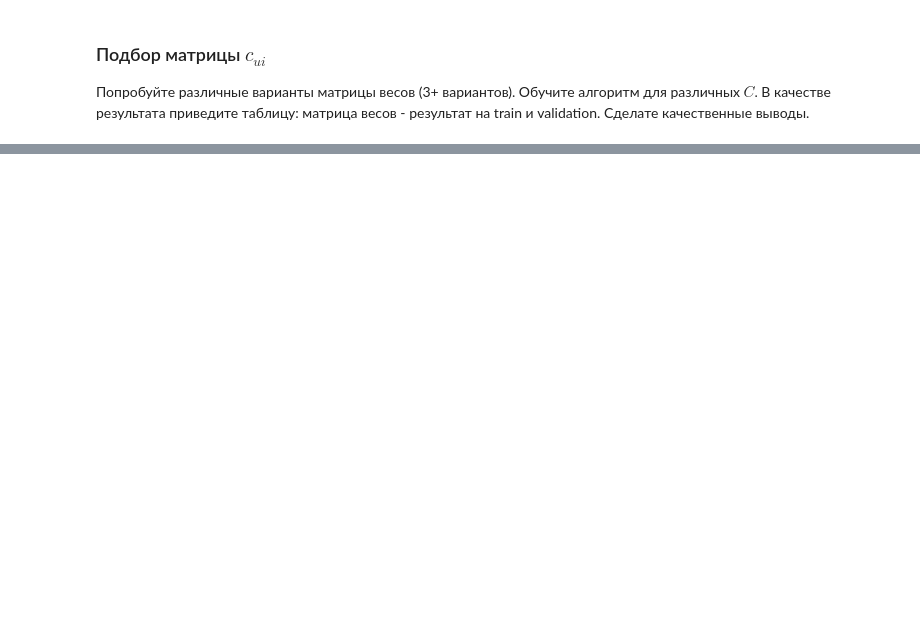
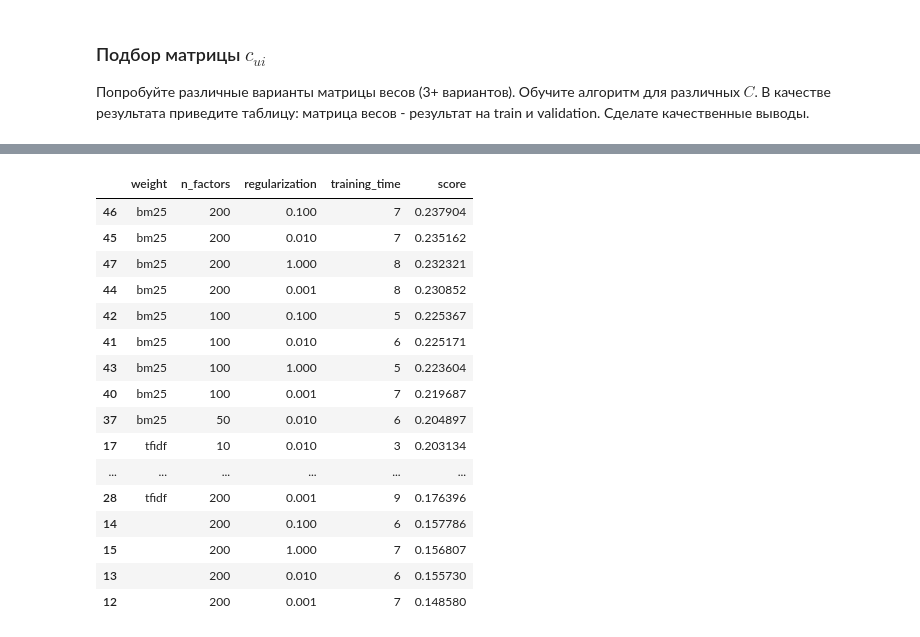
Before and after one commit to sokolenkomikhail/RecSys, a Jupyter notebook: lesson_03/hw3.ipynb, the cells around one changed output, grey strips where cells are left out. Drawn from its saved outputs; the diff is of its cells as text; code cells hidden in the pictures; blank space fills up the shorter version.

```diff
--- a/lesson_03/hw3.ipynb
+++ b/lesson_03/hw3.ipynb
@@ -41,0 +215,20 @@ Item-Item - сравнение похожих товаров. Рекоменда
+# %%
+results.sort_values(by='score', ascending=False)
+# %% [output]
+|  | weight | n_factors | regularization | training_time | score |
+| 46 | bm25 | 200 | 0.100 | 7 | 0.237904 |
+| 45 | bm25 | 200 | 0.010 | 7 | 0.235162 |
+| 47 | bm25 | 200 | 1.000 | 8 | 0.232321 |
+| 44 | bm25 | 200 | 0.001 | 8 | 0.230852 |
+| 42 | bm25 | 100 | 0.100 | 5 | 0.225367 |
+| 41 | bm25 | 100 | 0.010 | 6 | 0.225171 |
+| 43 | bm25 | 100 | 1.000 | 5 | 0.223604 |
+| 40 | bm25 | 100 | 0.001 | 7 | 0.219687 |
+| 37 | bm25 | 50 | 0.010 | 6 | 0.204897 |
+| 17 | tfidf | 10 | 0.010 | 3 | 0.203134 |
+| ... | ... | ... | ... | ... | ... |
+| 28 | tfidf | 200 | 0.001 | 9 | 0.176396 |
+| 14 |  | 200 | 0.100 | 6 | 0.157786 |
+| 15 |  | 200 | 1.000 | 7 | 0.156807 |
+| 13 |  | 200 | 0.010 | 6 | 0.155730 |
+| 12 |  | 200 | 0.001 | 7 | 0.148580 |
```
Also changed, not shown: parts of 24 cells of this notebook.
